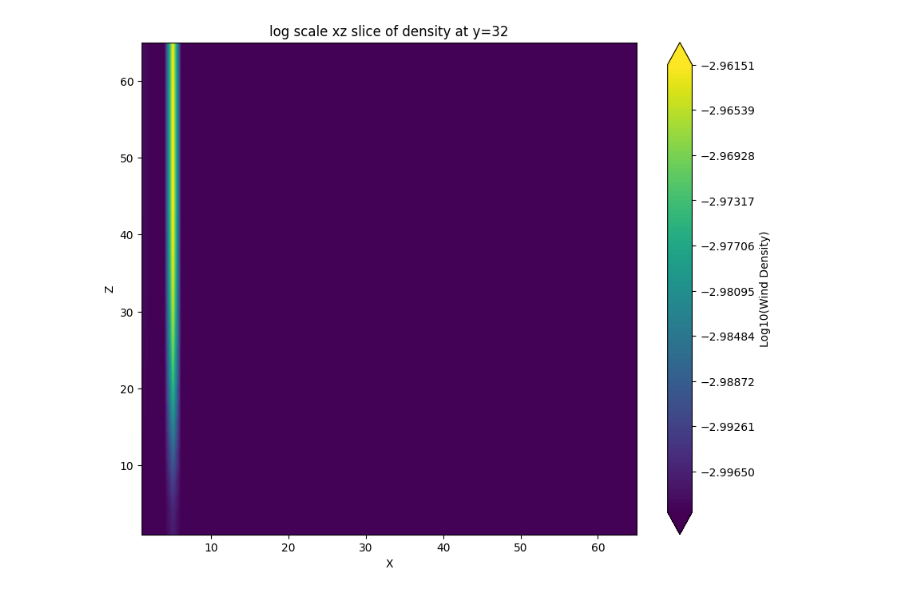
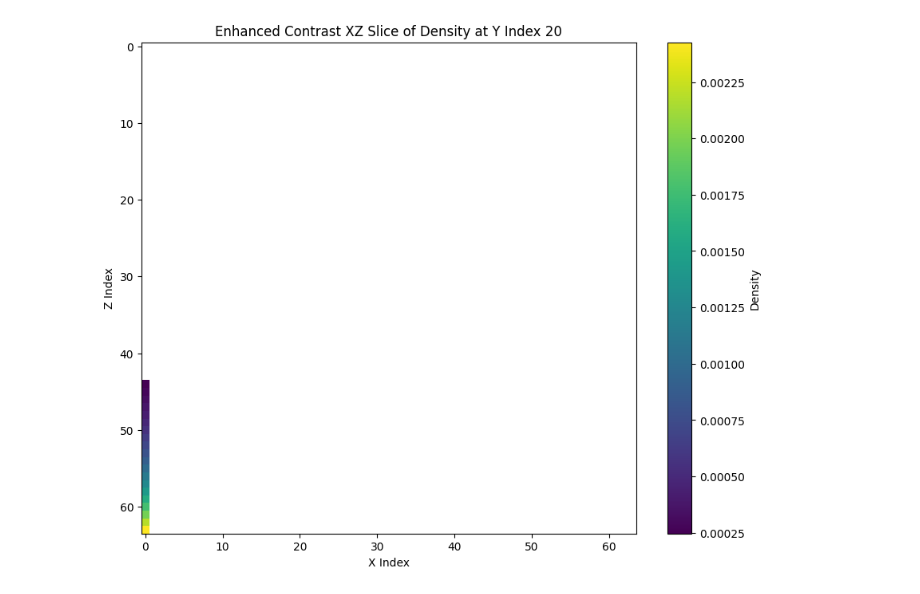
Before and after one commit to K1zum1/AstroWind, a Jupyter notebook: source/density_map.ipynb, the cells around one changed output. Drawn from its saved outputs; the diff is of its cells as text; code cells hidden in the pictures.

```diff
--- a/source/density_map.ipynb
+++ b/source/density_map.ipynb
@@ -1,43 +1,30 @@
-# %%
-import numpy as np
-import matplotlib.pyplot as plt
-from scipy.interpolate import griddata
-
-wind_density_data = np.loadtxt('parameters/wind_density_output.csv', delimiter=',')
-rho = wind_density_data.reshape(64, 64, 64)
-
-def grid(x, xmin, xmax, y, ymin, ymax, z, resX=5000, resY=5000):
-    xi = np.linspace(xmin, xmax, resX)
-    yi = np.linspace(ymin, ymax, resY)
-    Z = griddata((x, y), z, (xi[None, :], yi[:, None]), method='linear')
-    X, Y = np.meshgrid(xi, yi)
-    return X, Y, Z
-
-y_index = 20
-xz_slice = rho[:, y_index, :]
-
-x = np.linspace(1, 65, 64)
-z = np.linspace(1, 65, 64)
-X, Z = np.meshgrid(x, z)
-# grid data
-x_flat = X.flatten()
-z_flat = Z.flatten()
-rho_flat = xz_slice.flatten()
-
-rho_log = np.log10(rho_flat + 1e-3)
-# prepare for interpolation by spatial biundries
-xmin, xmax = 1, 65
-zmin, zmax = 1, 65
-
-X_grid, Z_grid, Rho_interpolated = grid(x_flat, xmin, xmax, z_flat, zmin, zmax, rho_log)
-
-plt.figure(figsize=(10, 8))
-levels = np.linspace(np.nanmin(Rho_interpolated), np.nanmax(Rho_interpolated), 100)
-contourf = plt.contourf(X_grid, Z_grid, Rho_interpolated, levels=levels, extend='both')
-plt.colorbar(contourf, label='Log10(Wind Density)')
-plt.title('log scale xz slice of density at y=32')
-plt.xlabel('X')
-plt.ylabel('Z')
-plt.show()
-# %% [output]
-[figure, removed]
+# %%
+import numpy as np
+import matplotlib.pyplot as plt
+from scipy.interpolate import griddata
+
+wind_density_data = np.loadtxt('parameters/wind_density_output.csv', delimiter=',')
+#try seaborn
+
+rho = wind_density_data.reshape(64, 64, 64)
+
+# Select the slice at y_index = 20
+y_index = 20
+xz_slice = rho[:, y_index, :]
+
+# Define a threshold as one order of magnitude below the max value
+threshold = xz_slice.max() / 10
+
+# Mask the slice to ignore values below the threshold
+masked_slice = np.ma.masked_where(xz_slice < threshold, xz_slice)
+
+# Plot the masked slice
+plt.figure(figsize=(10, 8))
+plt.imshow(masked_slice, cmap='viridis', aspect='auto')
+plt.colorbar(label='Density')
+plt.title('Enhanced Contrast XZ Slice of Density at Y Index 20')
+plt.xlabel('X Index')
+plt.ylabel('Z Index')
+plt.show()
+# %% [output]
+[figure, added]
```
Also changed, not shown: 3 other files.
